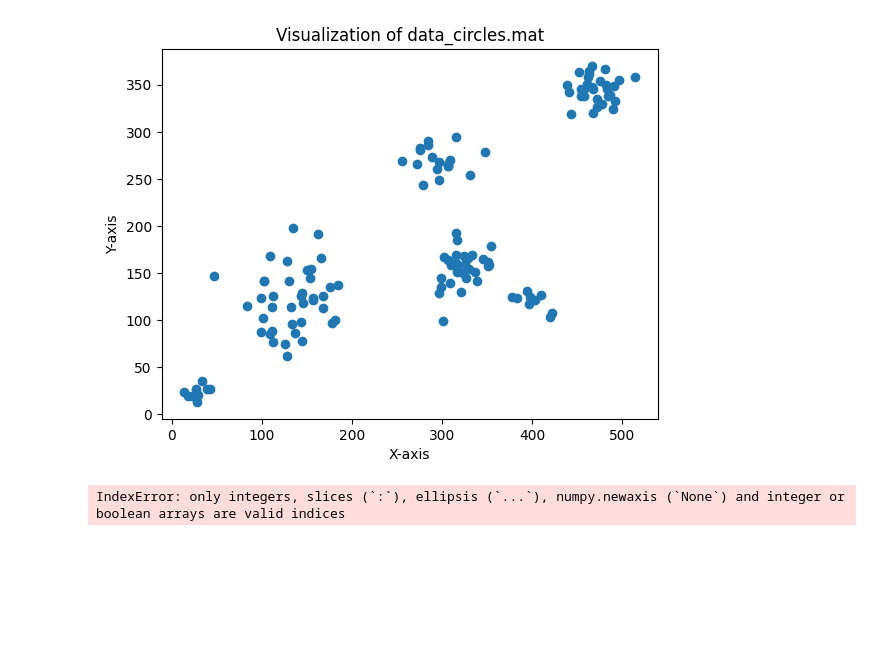
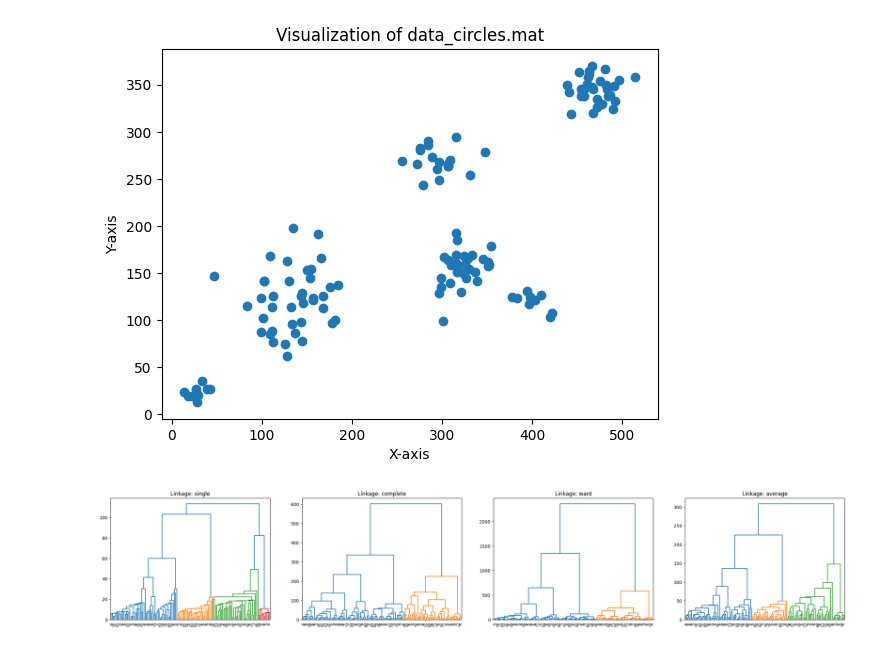
Before and after one commit to maxi9113/colab_notebook, a Jupyter notebook: IC_Ejercicio_jerarquicio_taller_2.ipynb, the cells around one changed output. Cells and saved outputs as stored; diff of their text form; code cells hidden in the pictures; blank space fills up the shorter version.

```diff
--- a/IC_Ejercicio_jerarquicio_taller_2.ipynb
+++ b/IC_Ejercicio_jerarquicio_taller_2.ipynb
@@ -28,27 +28,29 @@ plt.show()
 # %%
 from scipy.cluster.hierarchy import linkage, dendrogram
 import matplotlib.pyplot as plt
 import numpy as np
 
 # Perform hierarchical clustering
 # We use 'ward' linkage which minimizes the variance of the clusters being merged.
 # Since X and Y are separate arrays, we need to combine them for clustering.
 # Assuming X and Y correspond to the two dimensions of the data points.
 # data = mat_data['X'] # Assuming X contains the data points
 # If your data has more than one dimension stored in separate arrays, you would combine them like this:
-#data = np.hstack((mat_data['X'], mat_data['Y']))
+data = np.column_stack((mat_data[:, 0], mat_data[:, 1]))
 
-linked_circles = linkage(data, 'ward')
+methods = ['single', 'complete', 'ward', 'average']
+linked_method = []
 
-# Generate the dendrogram
-plt.figure(figsize=(10, 7))
-dendrogram(linked_circles,
-            orientation='top',
-            distance_sort='descending',
-            show_leaf_counts=True)
-plt.title('Dendrogram for Hierarchical Clustering')
-plt.xlabel('Sample Index')
-plt.ylabel('Distance')
+fig, axes = plt.subplots(1, 4, figsize=(30, 5))
+for i, method in enumerate(methods):
+    linked_clusters = linkage(data, method)
+    linked_method.append(linked_clusters)
+    dendrogram(linked_clusters,
+               orientation='top',
+               distance_sort='descending',
+               show_leaf_counts=True,
+               ax=axes[i])
+    axes[i].set_title(f'Linkage: {method}')
 plt.show()
 # %% [output]
-IndexError: only integers, slices (`:`), ellipsis (`...`), numpy.newaxis (`None`) and integer or boolean arrays are valid indices
+[figure, added]
```
Also changed, not shown: parts of 7 cells of this notebook.
